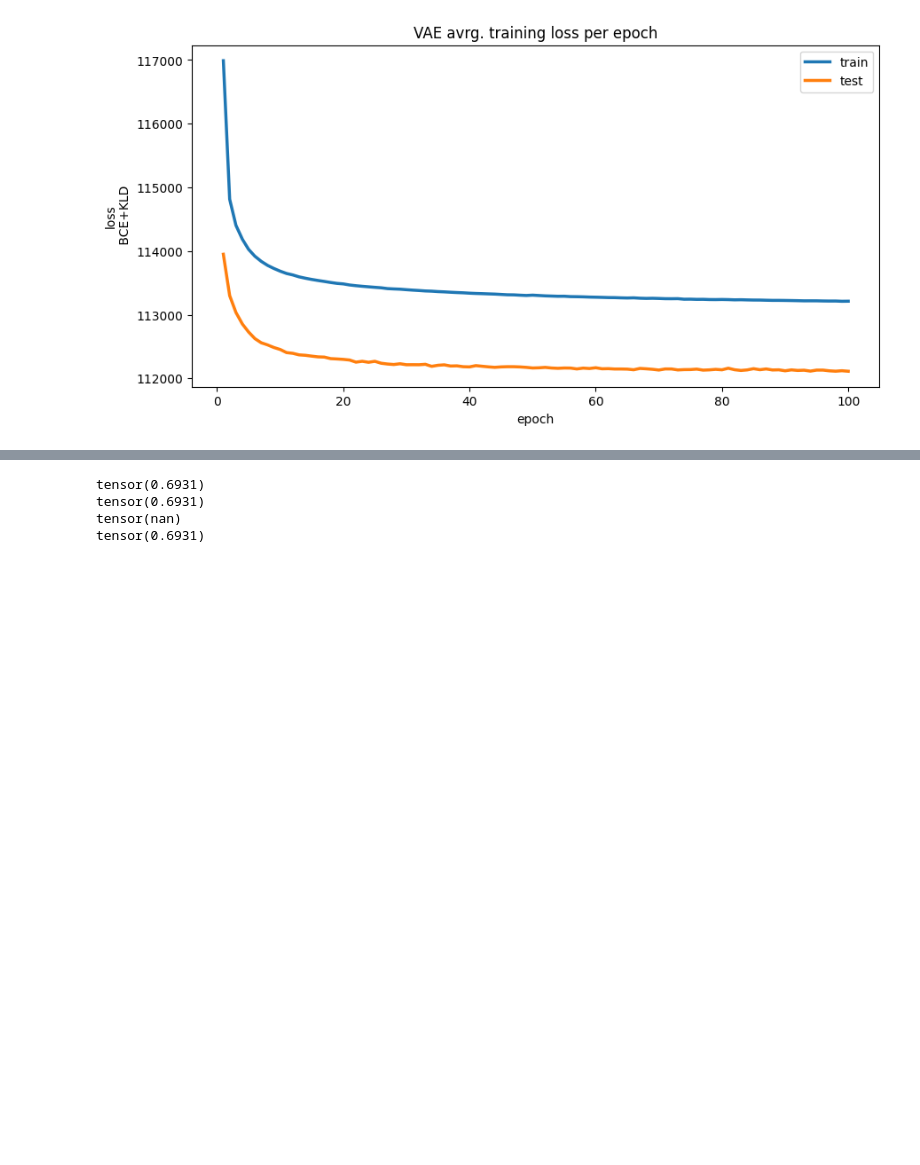
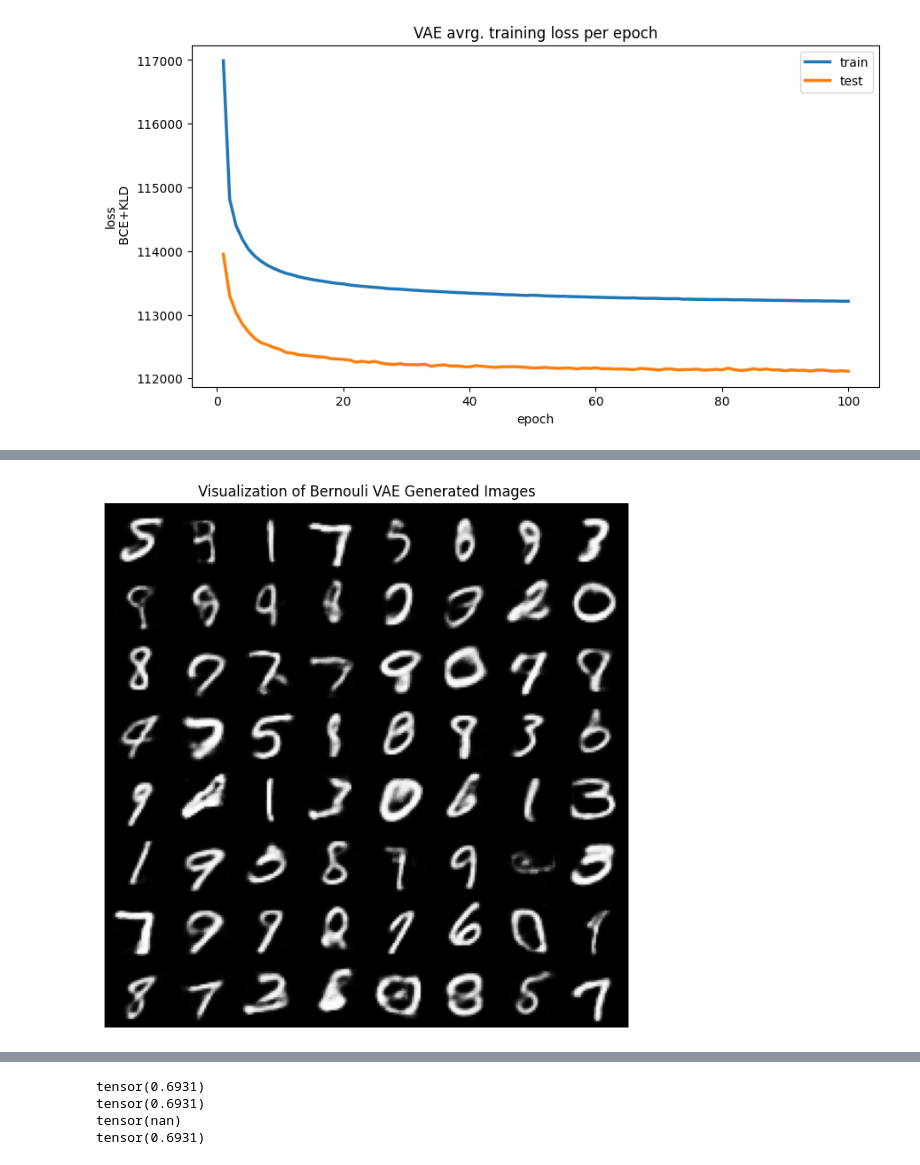
Before and after one commit to MadsFrandsen/PML-Exam, a Jupyter notebook: A.ipynb, the cells around one changed output, grey strips where cells are left out. Cells and saved outputs as stored; diff of their text form; code cells hidden in the pictures; blank space fills up the shorter version.

```diff
--- a/A.ipynb
+++ b/A.ipynb
@@ -297,0 +301,7 @@ plt.show()
+# %%
+def draw_sample_image(x, postfix):
+
+    plt.figure(figsize=(8,8))
+    plt.axis("off")
+    plt.title("Visualization of {}".format(postfix))
+    plt.imshow(torchvision.utils.make_grid(x.unsqueeze(1).detach().cpu(), padding=2, normalize=True).permute(1, 2, 0))
@@ -297,0 +310,11 @@ plt.show()
+# %%
+num_samples = 64
+
+samples = torch.randn(size=(num_samples, 20))
+# %%
+model_samples = model.decode(samples).view(-1, 28, 28)
+model_cb_samples = model_cb.decode(samples).view(-1, 28, 28)
+# %%
+draw_sample_image(model_samples, "Bernouli VAE Generated Images")
+# %% [output]
+[figure, added]
```
Also changed, not shown: parts of 11 cells of this notebook.
